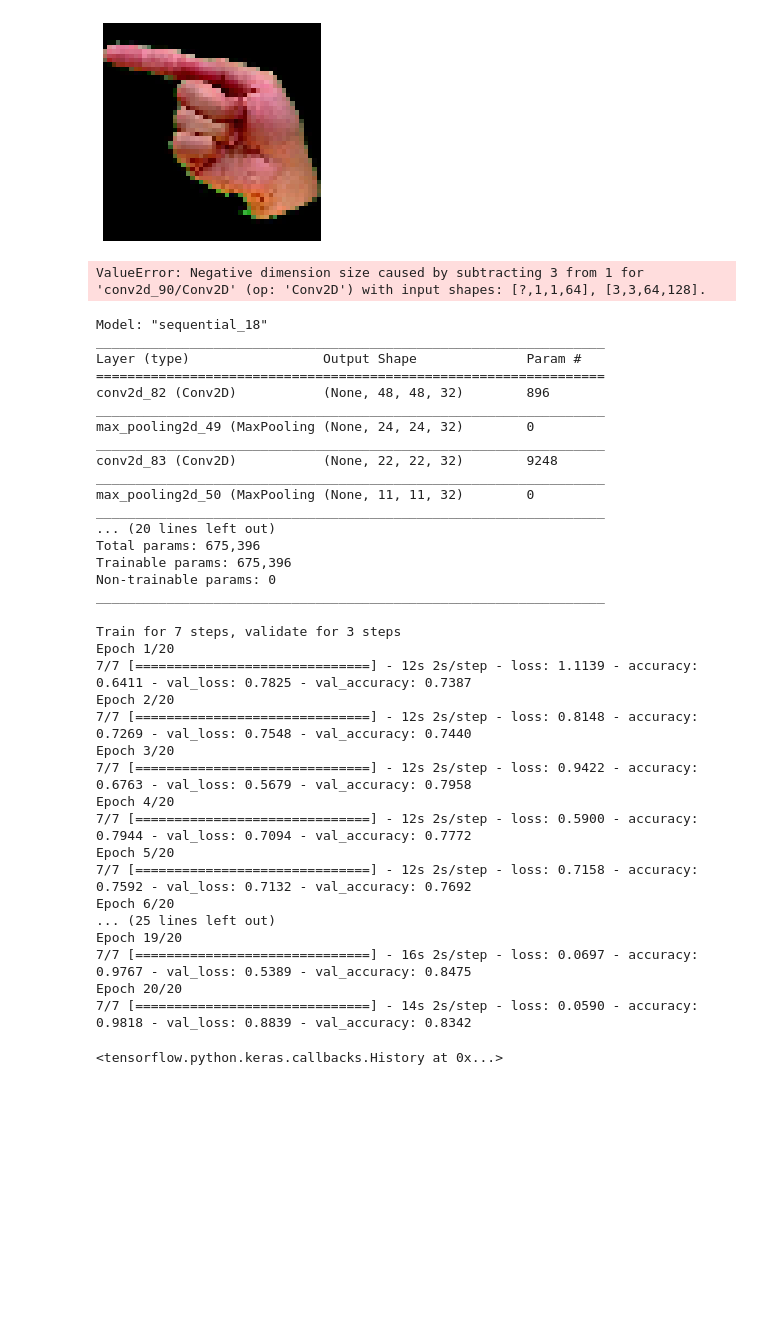
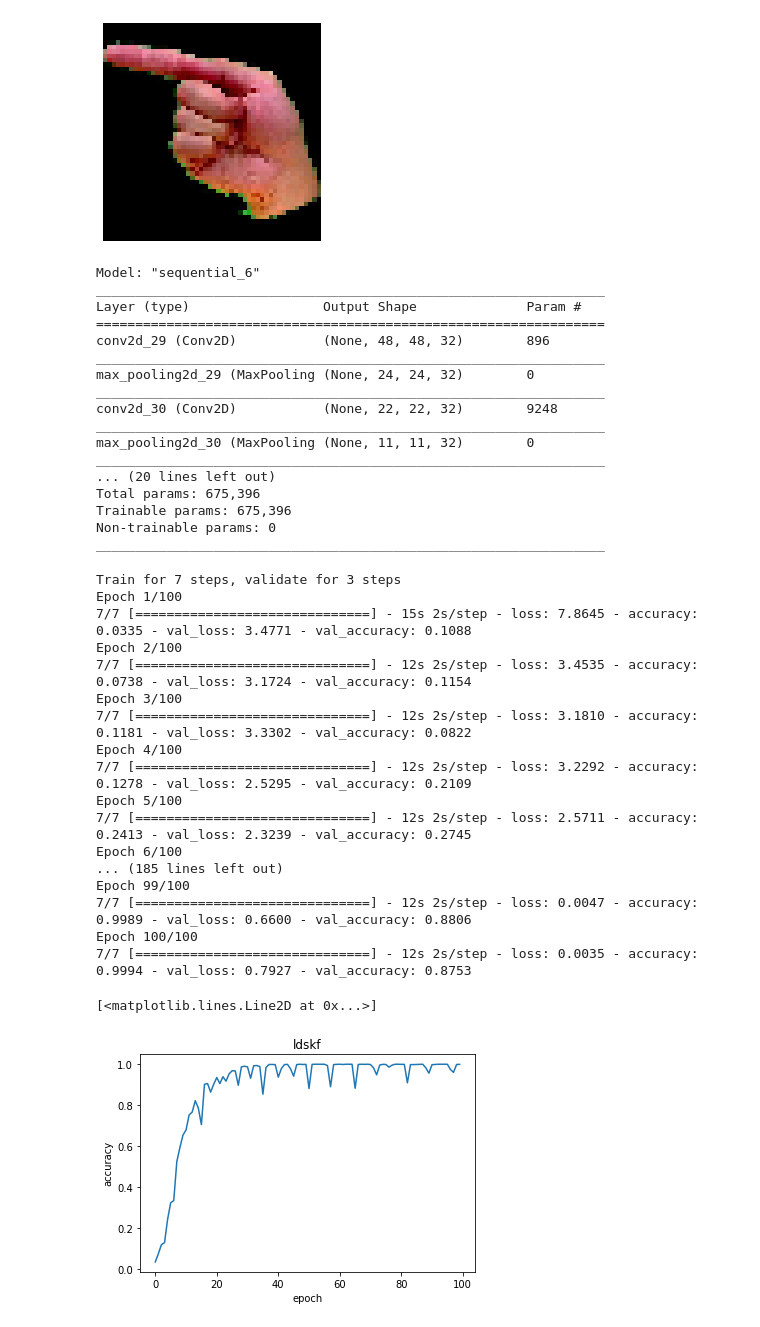
Before and after one commit to abigailfrancis/EE382_ASL_recognition, a Jupyter notebook: Data_Preprocessing.ipynb, the cells around one changed output. Drawn from its saved outputs; the diff is of its cells as text; code cells hidden in the pictures; blank space fills up the shorter version.

```diff
--- a/Data_Preprocessing.ipynb
+++ b/Data_Preprocessing.ipynb
@@ -125,11 +125,11 @@ model = tf.keras.Sequential(
       tf.keras.layers.Conv2D(kernel_size=(3,3), input_shape=input_shape,filters=64, activation='relu'),
       tf.keras.layers.MaxPool2D(pool_size=(2,2)),
 
-      tf.keras.layers.Conv2D(kernel_size=(3,3), input_shape=input_shape,filters=128, activation='relu'),
-      tf.keras.layers.MaxPool2D(pool_size=(2,2)),
+     # tf.keras.layers.Conv2D(kernel_size=(3,3), input_shape=input_shape,filters=128, activation='relu'),
+    # tf.keras.layers.MaxPool2D(pool_size=(2,2)),
 
-      tf.keras.layers.Conv2D(kernel_size=(3,3), input_shape=input_shape,filters=128, activation='relu'),
-      tf.keras.layers.MaxPool2D(pool_size=(2,2)),
+     # tf.keras.layers.Conv2D(kernel_size=(3,3), input_shape=input_shape,filters=128, activation='relu'),
+     # tf.keras.layers.MaxPool2D(pool_size=(2,2)),
 
       tf.keras.layers.Flatten(),
       tf.keras.layers.Dense(1024, activation='relu'),
@@ -141,22 +141,20 @@ model = tf.keras.Sequential(
 model.compile(optimizer='rmsprop',
               loss='categorical_crossentropy',
               metrics=['accuracy'])
-# %% [output]
-ValueError: Negative dimension size caused by subtracting 3 from 1 for 'conv2d_90/Conv2D' (op: 'Conv2D') with input shapes: [?,1,1,64], [3,3,64,128].
 # %%
 model.summary()
 # %% [output]
-Model: "sequential_18"
+Model: "sequential_6"
 _________________________________________________________________
 Layer (type)                 Output Shape              Param #
 =================================================================
-conv2d_82 (Conv2D)           (None, 48, 48, 32)        896
+conv2d_29 (Conv2D)           (None, 48, 48, 32)        896
 _________________________________________________________________
-max_pooling2d_49 (MaxPooling (None, 24, 24, 32)        0
+max_pooling2d_29 (MaxPooling (None, 24, 24, 32)        0
 _________________________________________________________________
-conv2d_83 (Conv2D)           (None, 22, 22, 32)        9248
+conv2d_30 (Conv2D)           (None, 22, 22, 32)        9248
 _________________________________________________________________
-max_pooling2d_50 (MaxPooling (None, 11, 11, 32)        0
+max_pooling2d_30 (MaxPooling (None, 11, 11, 32)        0
 _________________________________________________________________
 ... (20 lines left out)
 Total params: 675,396
@@ -169,23 +167,31 @@ from keras.callbacks import EarlyStopping
 
 early_stop = EarlyStopping(monitor='loss', patience=2)
 # %%
-model.fit(train_generator, epochs=20, validation_data=test_generator)
+history = model.fit(train_generator, epochs=100, validation_data=test_generator)
 # %% [output]
 Train for 7 steps, validate for 3 steps
-Epoch 1/20
-7/7 [==============================] - 12s 2s/step - loss: 1.1139 - accuracy: 0.6411 - val_loss: 0.7825 - val_accuracy: 0.7387
-Epoch 2/20
-7/7 [==============================] - 12s 2s/step - loss: 0.8148 - accuracy: 0.7269 - val_loss: 0.7548 - val_accuracy: 0.7440
-Epoch 3/20
-7/7 [==============================] - 12s 2s/step - loss: 0.9422 - accuracy: 0.6763 - val_loss: 0.5679 - val_accuracy: 0.7958
-Epoch 4/20
-7/7 [==============================] - 12s 2s/step - loss: 0.5900 - accuracy: 0.7944 - val_loss: 0.7094 - val_accuracy: 0.7772
-Epoch 5/20
-7/7 [==============================] - 12s 2s/step - loss: 0.7158 - accuracy: 0.7592 - val_loss: 0.7132 - val_accuracy: 0.7692
-Epoch 6/20
-... (25 lines left out)
-Epoch 19/20
-7/7 [==============================] - 16s 2s/step - loss: 0.0697 - accuracy: 0.9767 - val_loss: 0.5389 - val_accuracy: 0.8475
-Epoch 20/20
-7/7 [==============================] - 14s 2s/step - loss: 0.0590 - accuracy: 0.9818 - val_loss: 0.8839 - val_accuracy: 0.8342
+Epoch 1/100
+7/7 [==============================] - 15s 2s/step - loss: 7.8645 - accuracy: 0.0335 - val_loss: 3.4771 - val_accuracy: 0.1088
+Epoch 2/100
+7/7 [==============================] - 12s 2s/step - loss: 3.4535 - accuracy: 0.0738 - val_loss: 3.1724 - val_accuracy: 0.1154
+Epoch 3/100
+7/7 [==============================] - 12s 2s/step - loss: 3.1810 - accuracy: 0.1181 - val_loss: 3.3302 - val_accuracy: 0.0822
+Epoch 4/100
+7/7 [==============================] - 12s 2s/step - loss: 3.2292 - accuracy: 0.1278 - val_loss: 2.5295 - val_accuracy: 0.2109
+Epoch 5/100
+7/7 [==============================] - 12s 2s/step - loss: 2.5711 - accuracy: 0.2413 - val_loss: 2.3239 - val_accuracy: 0.2745
+Epoch 6/100
+... (185 lines left out)
+Epoch 99/100
+7/7 [==============================] - 12s 2s/step - loss: 0.0047 - accuracy: 0.9989 - val_loss: 0.6600 - val_accuracy: 0.8806
+Epoch 100/100
+7/7 [==============================] - 12s 2s/step - loss: 0.0035 - accuracy: 0.9994 - val_loss: 0.7927 - val_accuracy: 0.8753
-<tensorflow.python.keras.callbacks.History at 0x...>
+# %%
+plt.figure()
+plt.title("ldskf")
+plt.xlabel('epoch')
+plt.ylabel('accuracy')
+plt.plot(history.history['accuracy'])
+# %% [output]
+[<matplotlib.lines.Line2D at 0x...>]
+[figure, added]
```
